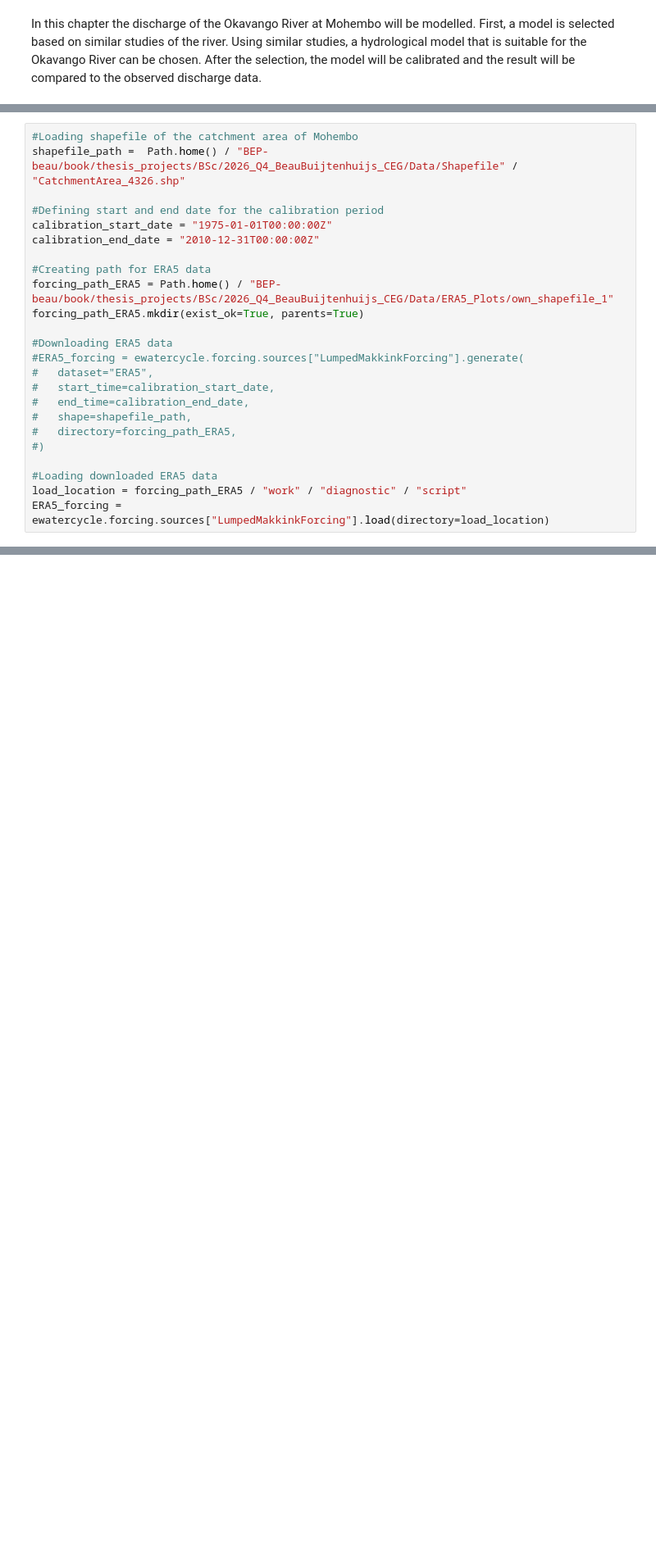
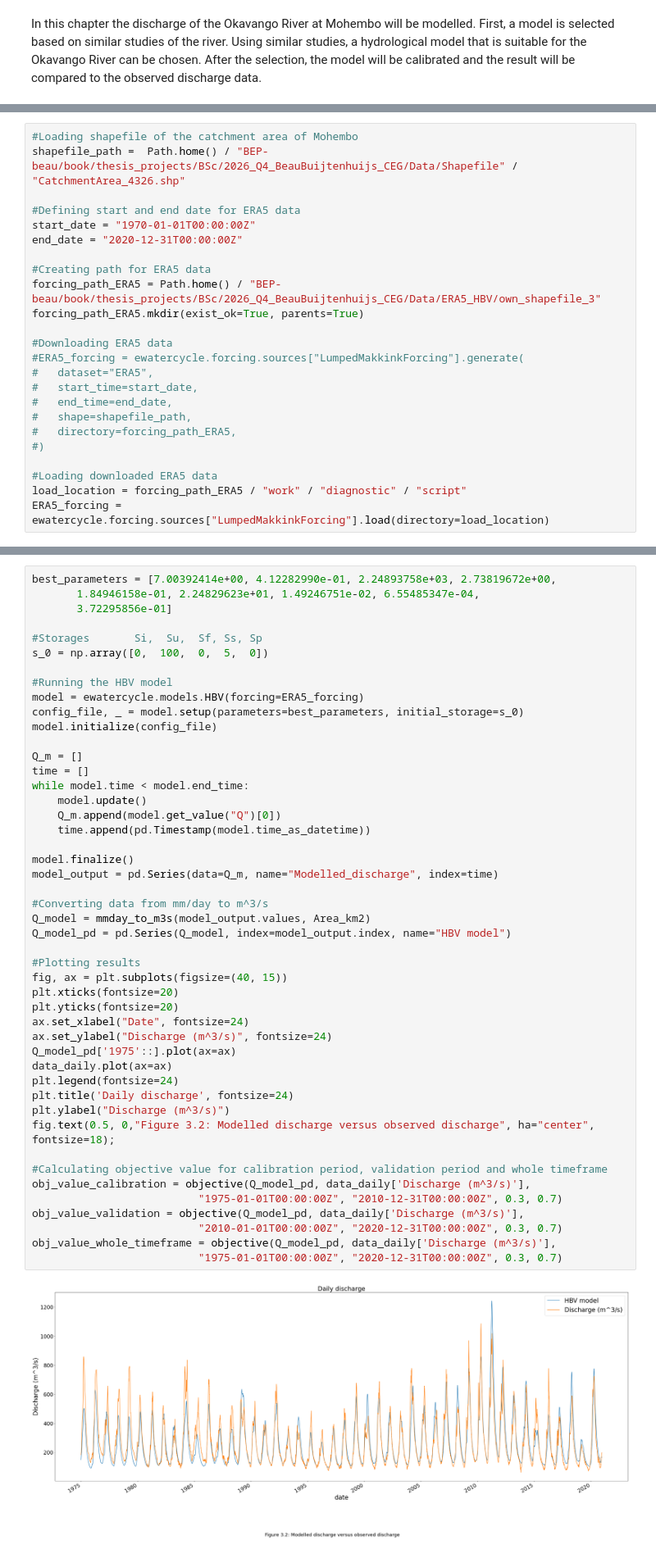
Before and after one commit to eWaterCycle/projects, a Jupyter notebook: book/thesis_projects/BSc/2026_Q4_BeauBuijtenhuijs_CEG/Report/3_HBV_model.ipynb, the cells around one changed output, grey strips where cells are left out. Shown at 82% size. Cells and saved outputs as stored; diff of their text form; blank space fills up the shorter version.

```diff
--- a/book/thesis_projects/BSc/2026_Q4_BeauBuijtenhuijs_CEG/Report/3_HBV_model.ipynb
+++ b/book/thesis_projects/BSc/2026_Q4_BeauBuijtenhuijs_CEG/Report/3_HBV_model.ipynb
@@ -56,19 +59,19 @@ import ewatercycle.forcing
 #Loading shapefile of the catchment area of Mohembo
 shapefile_path =  Path.home() / "BEP-beau/book/thesis_projects/BSc/2026_Q4_BeauBuijtenhuijs_CEG/Data/Shapefile" / "CatchmentArea_4326.shp"
 
-#Defining start and end date for the calibration period
-calibration_start_date = "1975-01-01T00:00:00Z"
-calibration_end_date = "2010-12-31T00:00:00Z"
+#Defining start and end date for ERA5 data
+start_date = "1970-01-01T00:00:00Z"
+end_date = "2020-12-31T00:00:00Z"
 
 #Creating path for ERA5 data
-forcing_path_ERA5 = Path.home() / "BEP-beau/book/thesis_projects/BSc/2026_Q4_BeauBuijtenhuijs_CEG/Data/ERA5_Plots/own_shapefile_1"
+forcing_path_ERA5 = Path.home() / "BEP-beau/book/thesis_projects/BSc/2026_Q4_BeauBuijtenhuijs_CEG/Data/ERA5_HBV/own_shapefile_3"
 forcing_path_ERA5.mkdir(exist_ok=True, parents=True)
 
 #Downloading ERA5 data
 #ERA5_forcing = ewatercycle.forcing.sources["LumpedMakkinkForcing"].generate(
 #   dataset="ERA5",
-#   start_time=calibration_start_date,
-#   end_time=calibration_end_date,
+#   start_time=start_date,
+#   end_time=end_date,
 #   shape=shapefile_path,
 #   directory=forcing_path_ERA5,
 #)
@@ -122,0 +237,49 @@ The calibrated parameters are shown in table 3.2. The value of the combined meth
+# %%
+best_parameters = [7.00392414e+00, 4.12282990e-01, 2.24893758e+03, 2.73819672e+00,
+       1.84946158e-01, 2.24829623e+01, 1.49246751e-02, 6.55485347e-04,
+       3.72295856e-01]
+
+#Storages       Si,  Su,  Sf, Ss, Sp
+s_0 = np.array([0,  100,  0,  5,  0])
+
+#Running the HBV model
+model = ewatercycle.models.HBV(forcing=ERA5_forcing)
+config_file, _ = model.setup(parameters=best_parameters, initial_storage=s_0)
+model.initialize(config_file)
+
+Q_m = []
+time = []
+while model.time < model.end_time:
+    model.update()
+    Q_m.append(model.get_value("Q")[0])
+    time.append(pd.Timestamp(model.time_as_datetime))
+
+model.finalize()
+model_output = pd.Series(data=Q_m, name="Modelled_discharge", index=time)
+
+#Converting data from mm/day to m^3/s
+Q_model = mmday_to_m3s(model_output.values, Area_km2)
+Q_model_pd = pd.Series(Q_model, index=model_output.index, name="HBV model")
+
+#Plotting results
+fig, ax = plt.subplots(figsize=(40, 15))
+plt.xticks(fontsize=20)
+plt.yticks(fontsize=20)
+ax.set_xlabel("Date", fontsize=24)
+ax.set_ylabel("Discharge (m^3/s)", fontsize=24)
+Q_model_pd['1975'::].plot(ax=ax)
+data_daily.plot(ax=ax)
+plt.legend(fontsize=24)
+plt.title('Daily discharge', fontsize=24)
+plt.ylabel("Discharge (m^3/s)")
+fig.text(0.5, 0,"Figure 3.2: Modelled discharge versus observed discharge", ha="center", fontsize=18);
+
+#Calculating objective value for calibration period, validation period and whole timeframe
+obj_value_calibration = objective(Q_model_pd, data_daily['Discharge (m^3/s)'],
+                          "1975-01-01T00:00:00Z", "2010-12-31T00:00:00Z", 0.3, 0.7)
+obj_value_validation = objective(Q_model_pd, data_daily['Discharge (m^3/s)'],
+                          "2010-01-01T00:00:00Z", "2020-12-31T00:00:00Z", 0.3, 0.7)
+obj_value_whole_timeframe = objective(Q_model_pd, data_daily['Discharge (m^3/s)'],
+                          "1975-01-01T00:00:00Z", "2020-12-31T00:00:00Z", 0.3, 0.7)
+# %% [output]
+[figure, added]
```
Also changed, not shown: parts of 9 cells of this notebook, 34 other files.
